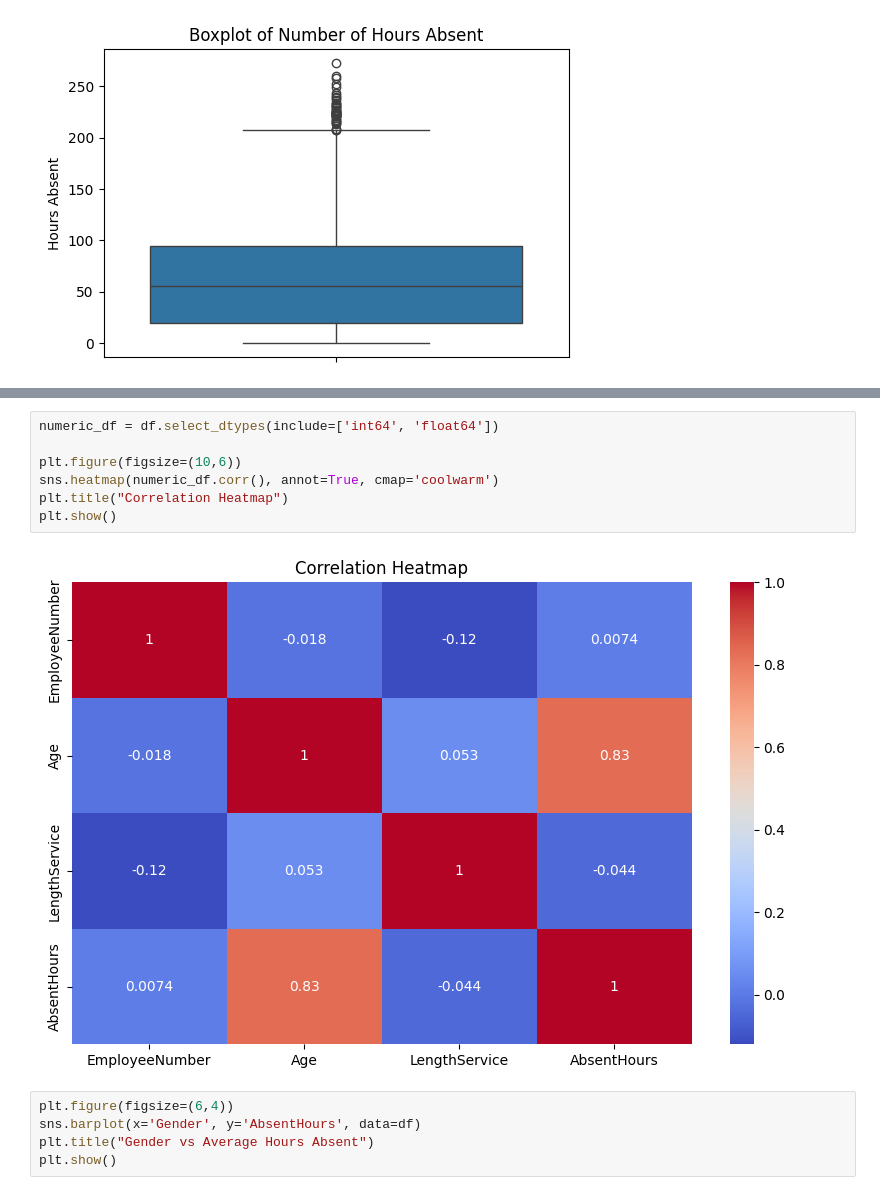
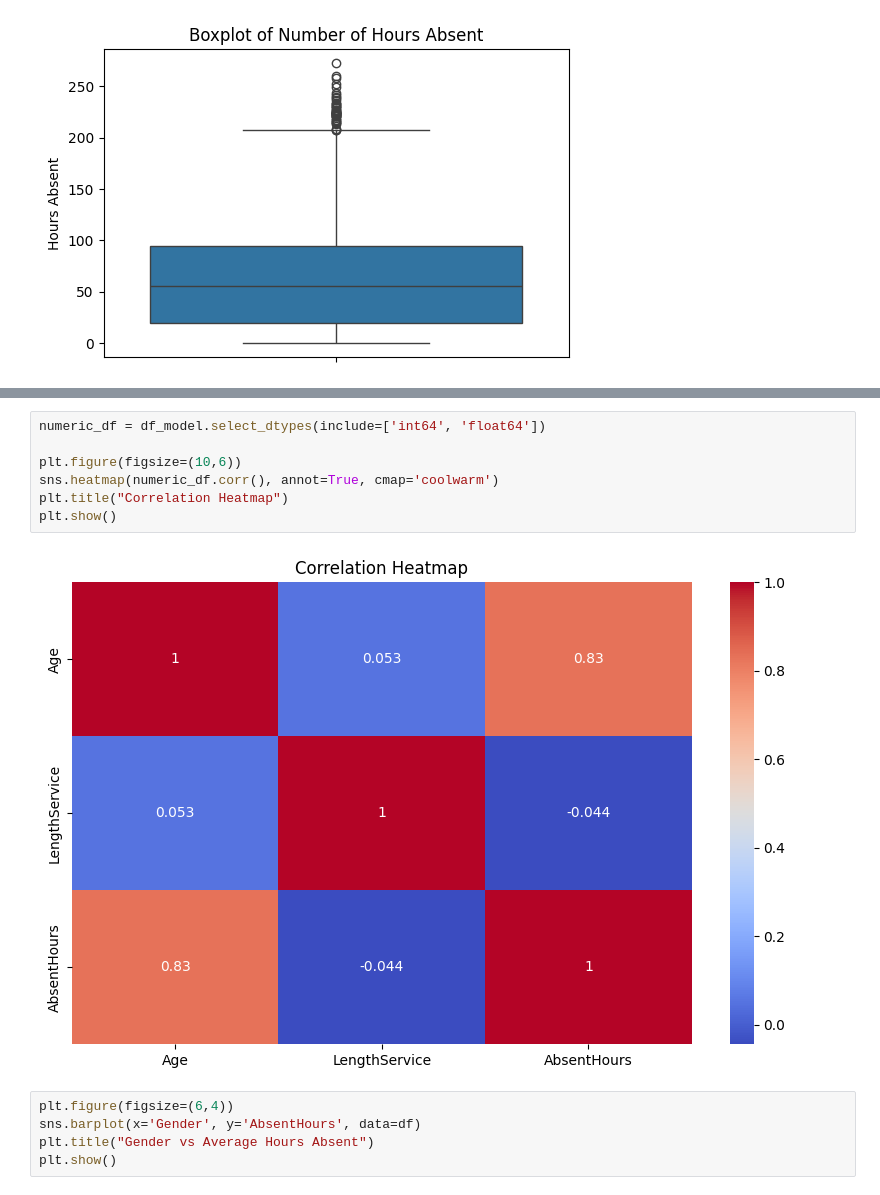
Before and after one commit to prithivi2212/Absenteeism-at-Work-Prediction, a Jupyter notebook: main.ipynb, the cells around one changed output, grey strips where cells are left out. Saved outputs shown, nothing was run; the diff lists cells and outputs as text.

```diff
--- a/main.ipynb
+++ b/main.ipynb
@@ -130,12 +142,12 @@ plt.show()
 # %%
-numeric_df = df.select_dtypes(include=['int64', 'float64'])
+numeric_df = df_model.select_dtypes(include=['int64', 'float64'])
 
 plt.figure(figsize=(10,6))
 sns.heatmap(numeric_df.corr(), annot=True, cmap='coolwarm')
 plt.title("Correlation Heatmap")
 plt.show()
 # %% [output]
-[figure, old version]
+[figure, new version]
 # %%
 plt.figure(figsize=(6,4))
 sns.barplot(x='Gender', y='AbsentHours', data=df)
```
Also changed, not shown: parts of 8 cells of this notebook, 2 other files.
